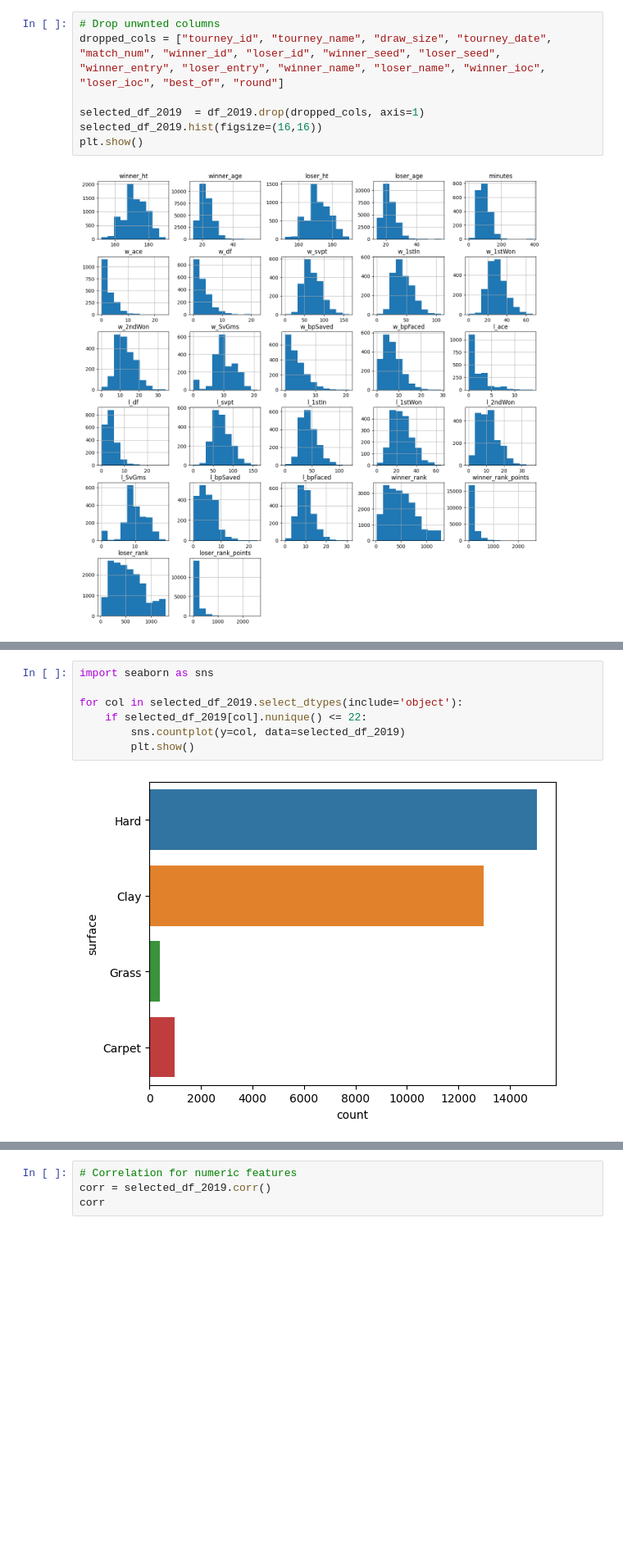
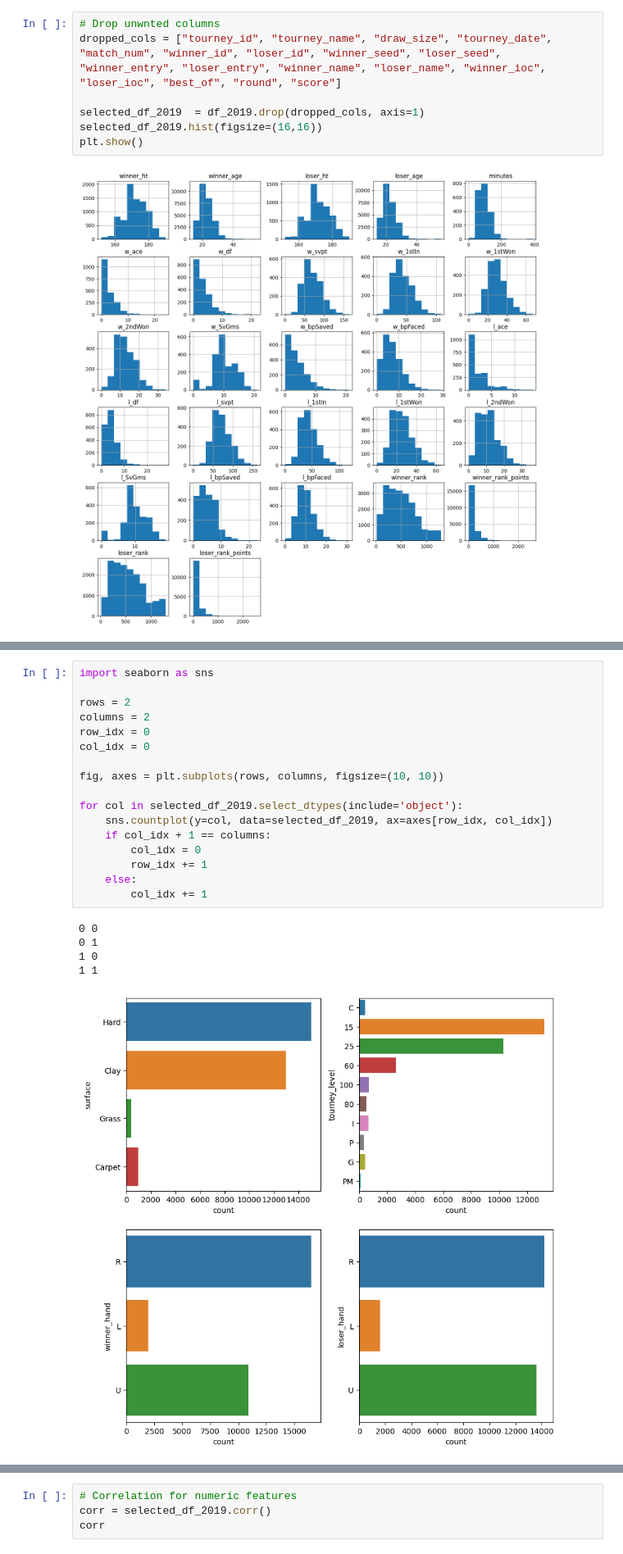
Before and after one commit to EdwardLiujieZheng/STOR-565-Final-Project, a Jupyter notebook: eda.ipynb, the cells around one changed output, grey strips where cells are left out. Shown at 82% size. Cells and saved outputs as stored; diff of their text form; blank space fills up the shorter version.

Commit message:
Better plots, corrected numeric description output

```diff
--- a/eda.ipynb
+++ b/eda.ipynb
@@ -36,7 +38,7 @@ Columns: ['tourney_id', 'tourney_name', 'surface', 'draw_size', 'tourney_level',
 [5 rows x 49 columns]
 # %%
 # Drop unwnted columns
-dropped_cols = ["tourney_id", "tourney_name", "draw_size", "tourney_date", "match_num", "winner_id", "loser_id", "winner_seed", "loser_seed", "winner_entry", "loser_entry", "winner_name", "loser_name", "winner_ioc", "loser_ioc", "best_of", "round"]
+dropped_cols = ["tourney_id", "tourney_name", "draw_size", "tourney_date", "match_num", "winner_id", "loser_id", "winner_seed", "loser_seed", "winner_entry", "loser_entry", "winner_name", "loser_name", "winner_ioc", "loser_ioc", "best_of", "round", "score"]
 
 selected_df_2019  = df_2019.drop(dropped_cols, axis=1)
 selected_df_2019.hist(figsize=(16,16))
@@ -76,9 +72,23 @@ selected_df_2019.describe(include='object')
 # %%
 import seaborn as sns
 
+rows = 2
+columns = 2
+row_idx = 0
+col_idx = 0
+
+fig, axes = plt.subplots(rows, columns, figsize=(10, 10))
+
 for col in selected_df_2019.select_dtypes(include='object'):
-    if selected_df_2019[col].nunique() <= 22:
-        sns.countplot(y=col, data=selected_df_2019)
-        plt.show()
+    sns.countplot(y=col, data=selected_df_2019, ax=axes[row_idx, col_idx])
+    if col_idx + 1 == columns:
+        col_idx = 0
+        row_idx += 1
+    else:
+        col_idx += 1
 # %% [output]
+0 0
+0 1
+1 0
+1 1
-[figure, old version]
+[figure, new version]
```
Also changed, not shown: parts of 6 cells of this notebook.
